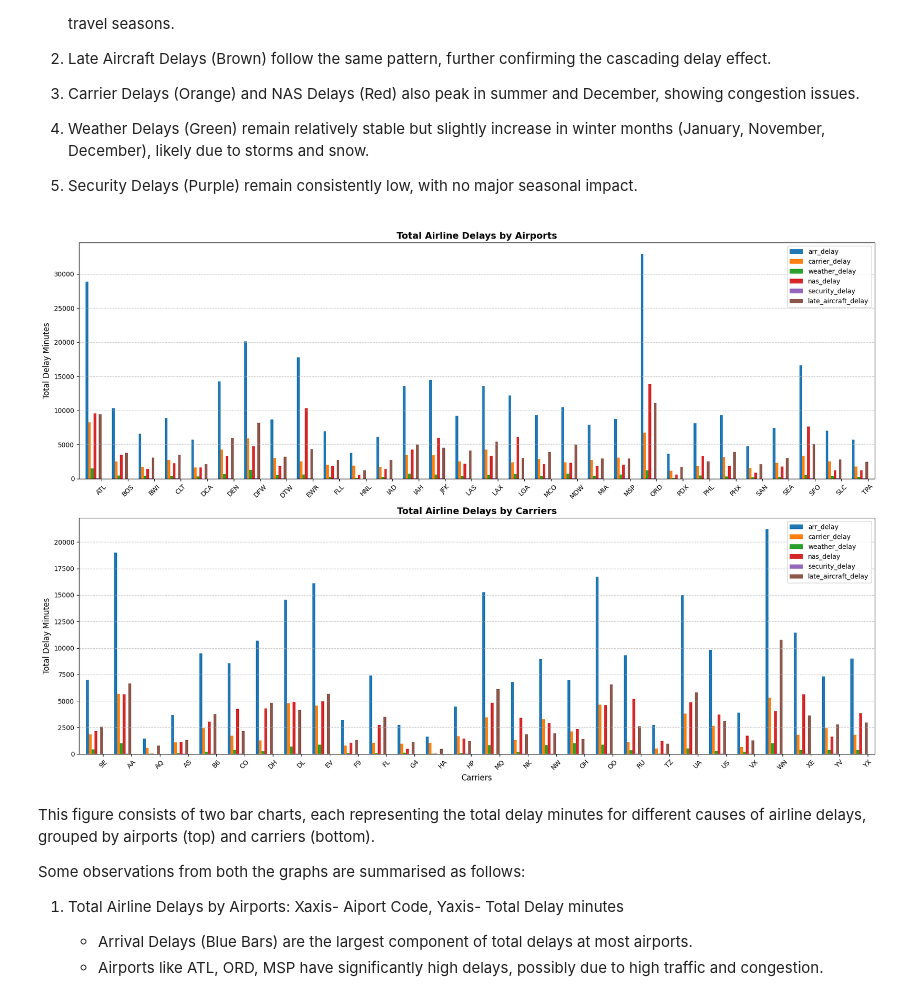
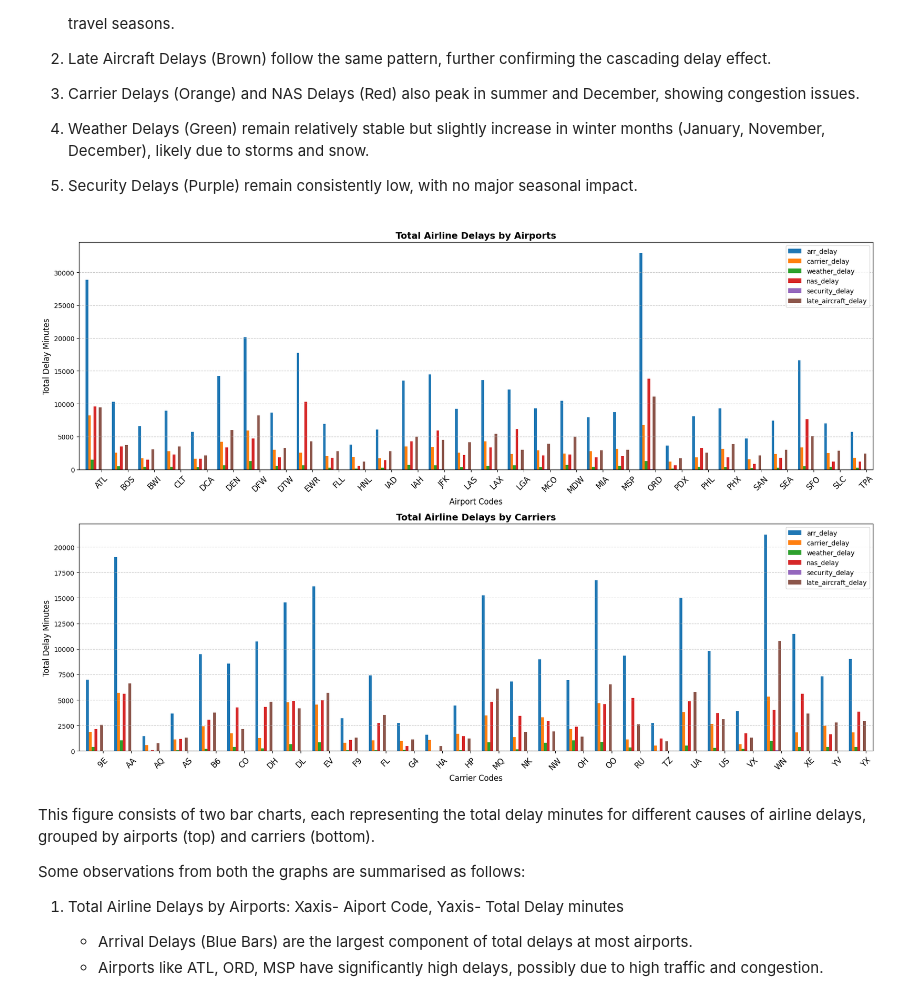
Before and after one commit to shayari21/Flight-Delay-Analysis, a Jupyter notebook: Data_Analysis.ipynb, the cells around one changed output. Drawn from its saved outputs; the diff is of its cells as text; code cells hidden in the pictures.

```diff
--- a/Data_Analysis.ipynb
+++ b/Data_Analysis.ipynb
@@ -656,38 +656,38 @@ carrier_name_delays = flight_data_df.groupby("carrier")[delay_columns].mean()
 
 # Create subplots (stacked vertically)
 fig, axes = plt.subplots(2, 1, figsize=(18, 12), sharex=False)
 
 # Plot airline delays by airport with spacing
 airport_name_delays.plot(kind="bar", ax=axes[0], width=0.6, position=1)
 axes[0].set_title("Total Airline Delays by Airports", fontsize=14, fontweight="bold")
-axes[0].set_xlabel("")
+axes[0].set_xlabel("Airport Codes", fontsize=12)
 axes[0].set_ylabel("Total Delay Minutes", fontsize=12)
 axes[0].grid(axis='y', linestyle="--", alpha=0.7)
 axes[0].set_xticks(range(len(airport_name_delays.index)))  # Set correct x-ticks with spacing
-axes[0].set_xticklabels(airport_name_delays.index, rotation=45, ha="center")
+axes[0].set_xticklabels(airport_name_delays.index, fontsize=12,rotation=45, ha="center")
 
 # Plot airline delays by carrier with spacing
 carrier_name_delays.plot(kind="bar", ax=axes[1], width=0.6, position=1)
 axes[1].set_title("Total Airline Delays by Carriers", fontsize=14, fontweight="bold")
-axes[1].set_xlabel("Carriers", fontsize=12)
+axes[1].set_xlabel("Carrier Codes", fontsize=12)
 axes[1].set_ylabel("Total Delay Minutes", fontsize=12)
 axes[1].grid(axis='y', linestyle="--", alpha=0.7)
 axes[1].set_xticks(range(len(carrier_name_delays.index)))  # Set correct x-ticks with spacing
-axes[1].set_xticklabels(carrier_name_delays.index, rotation=45, ha="center")
+axes[1].set_xticklabels(carrier_name_delays.index, fontsize=12, rotation=45, ha="center")
 
 # # Remove individual subplot legends
 # axes[0].legend().remove()
 # axes[1].legend().remove()
 
 # # Add a single legend for both plots
 # handles, labels = axes[0].get_legend_handles_labels()
 # fig.legend(handles, labels, title="Delay Cause", bbox_to_anchor=(1.05, 1), loc='upper left')
 
 # Adjust layout to fit everything neatly
 plt.tight_layout()
 plt.show()
 # %% [output]
-[figure, old version]
+[figure, new version]
 # %% [markdown]
 This figure consists of two bar charts, each representing the total delay minutes for different causes of airline delays, grouped by airports (top) and carriers (bottom).
 
```
Also changed, not shown: parts of 3 cells of this notebook.
